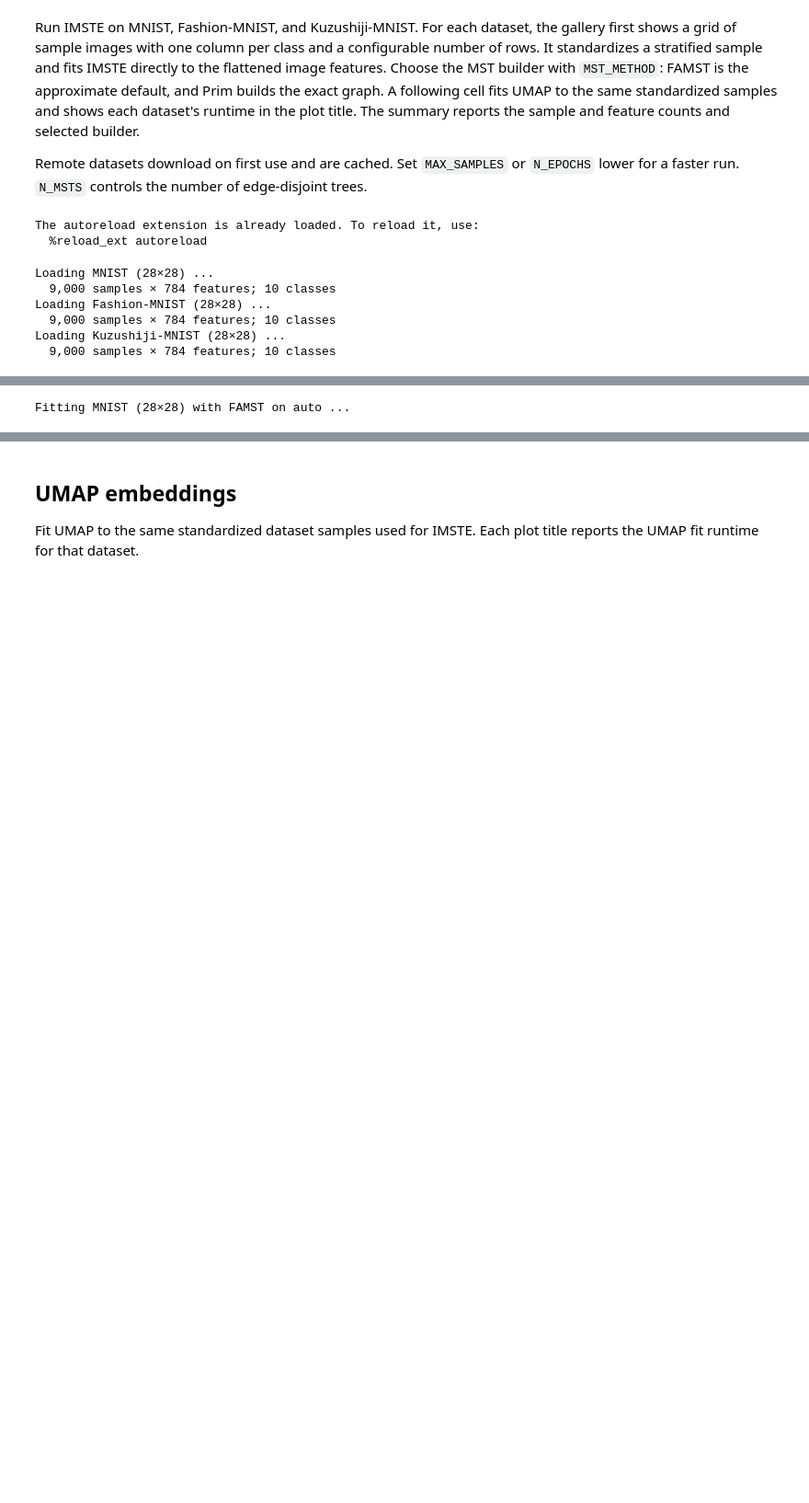
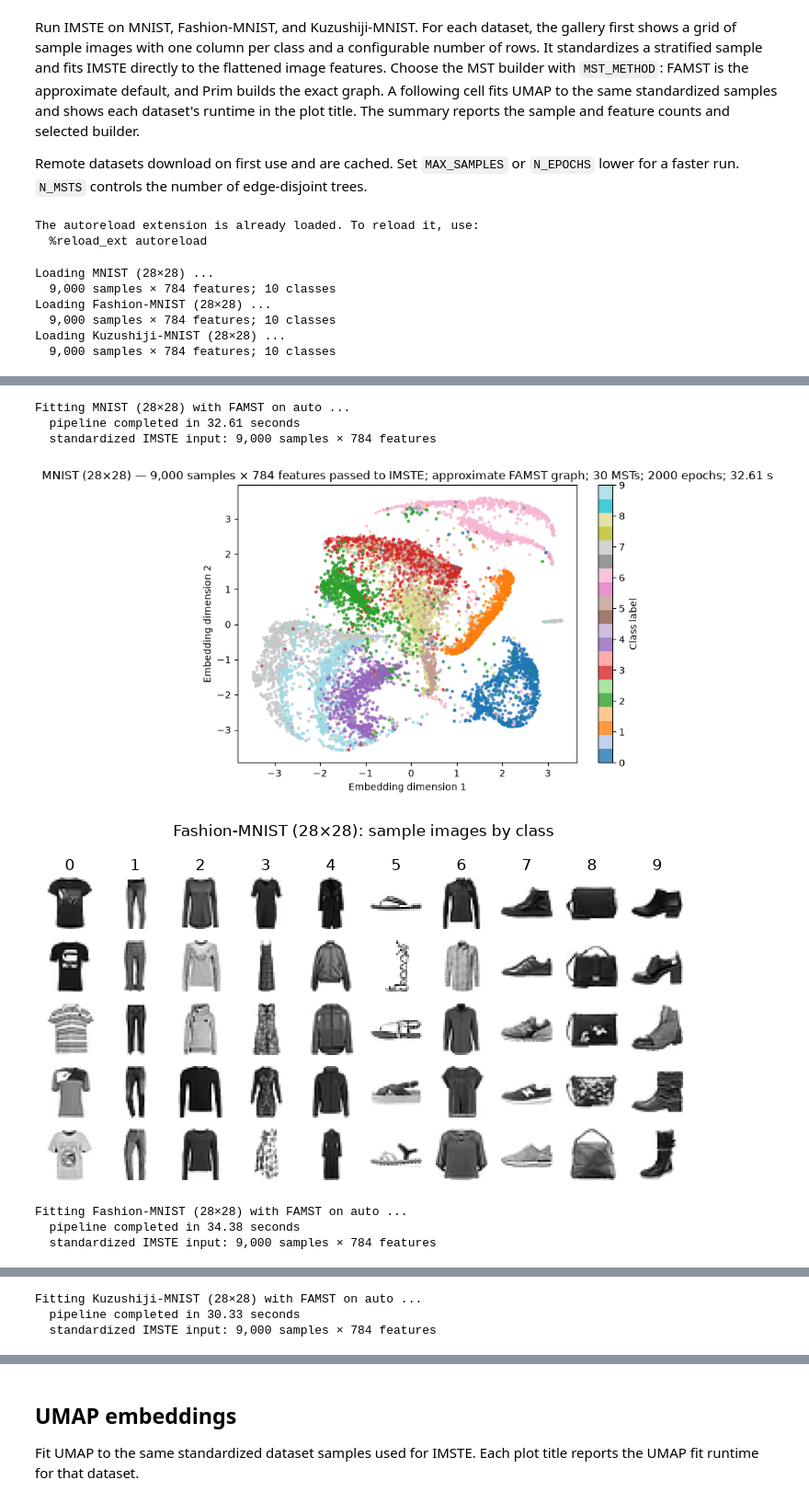
Before and after one commit to fabriziocosta/mst_embedding, a Jupyter notebook: notebooks/high_dim_mst_gallery.ipynb, the cells around one changed output, grey strips where cells are left out. Shown at 92% size. Drawn from its saved outputs; the diff is of its cells as text; code cells hidden in the pictures; blank space fills up the shorter version.

```diff
--- a/notebooks/high_dim_mst_gallery.ipynb
+++ b/notebooks/high_dim_mst_gallery.ipynb
@@ -23,29 +23,36 @@ The autoreload extension is already loaded. To reload it, use:
 # %%
 from high_dim_mst_gallery import run_high_dim_mst_gallery
 
 # Dataset
 MAX_SAMPLES = 9000
 SAMPLE_PLOT_ROWS = 5
 
 #----
 # Graph construction
 MST_METHOD = "famst"  # choose "prim" for the exact graph famst
-N_MSTS = 8
+N_MSTS = 30
 
 gallery = run_high_dim_mst_gallery(
     max_samples=MAX_SAMPLES,
     sample_plot_rows=SAMPLE_PLOT_ROWS,
     n_msts=N_MSTS,
     mst_method=MST_METHOD,
     n_epochs=2000,
 )
 gallery["summary"]
 # %% [output]
 Loading MNIST (28×28) ...
   9,000 samples × 784 features; 10 classes
 Loading Fashion-MNIST (28×28) ...
   9,000 samples × 784 features; 10 classes
 Loading Kuzushiji-MNIST (28×28) ...
   9,000 samples × 784 features; 10 classes
 [figure]
 Fitting MNIST (28×28) with FAMST on auto ...
+  pipeline completed in 32.61 seconds
+  standardized IMSTE input: 9,000 samples × 784 features
+[figure, added]
+[figure, added]
+Fitting Fashion-MNIST (28×28) with FAMST on auto ...
+  pipeline completed in 34.38 seconds
+  standardized IMSTE input: 9,000 samples × 784 features
@@ -51,0 +61,3 @@ Fitting MNIST (28×28) with FAMST on auto ...
+Fitting Kuzushiji-MNIST (28×28) with FAMST on auto ...
+  pipeline completed in 30.33 seconds
+  standardized IMSTE input: 9,000 samples × 784 features
```
Also changed, not shown: parts of 1 cell of this notebook, 2 other files.
